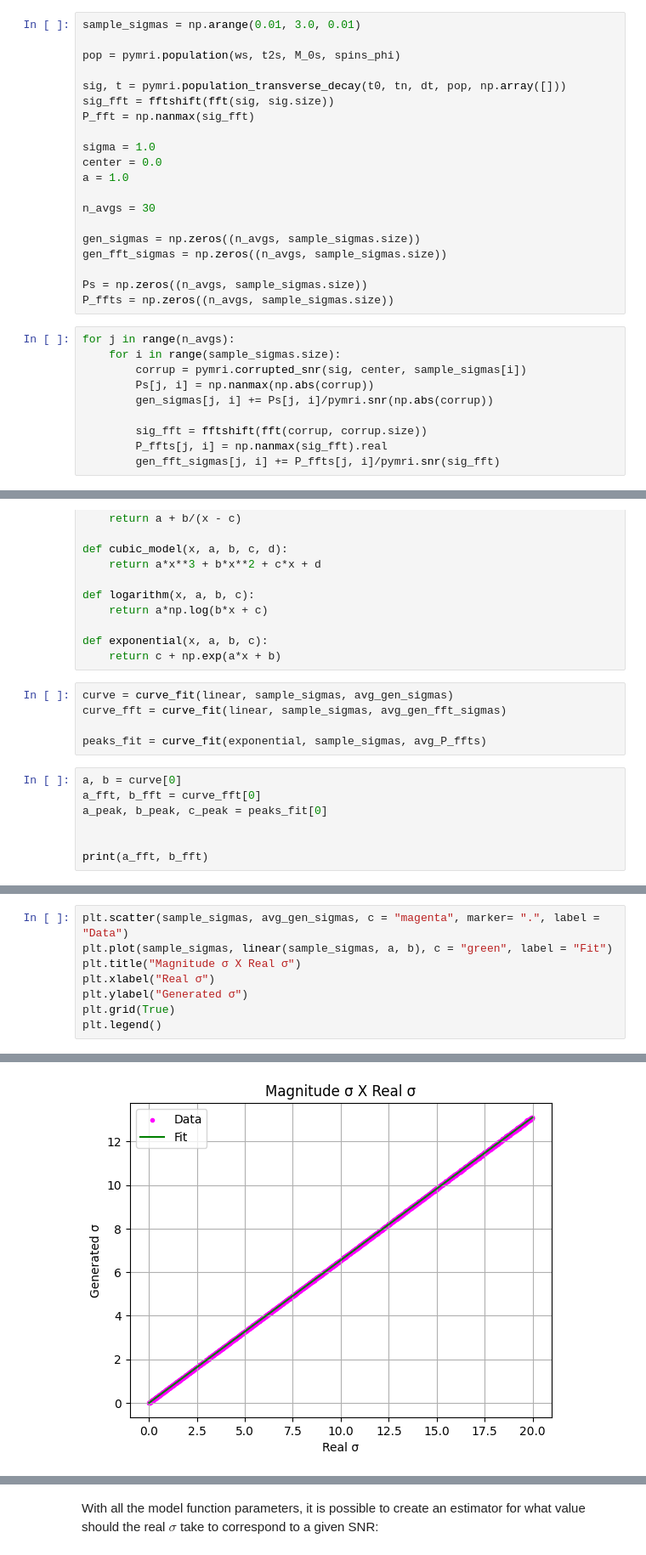
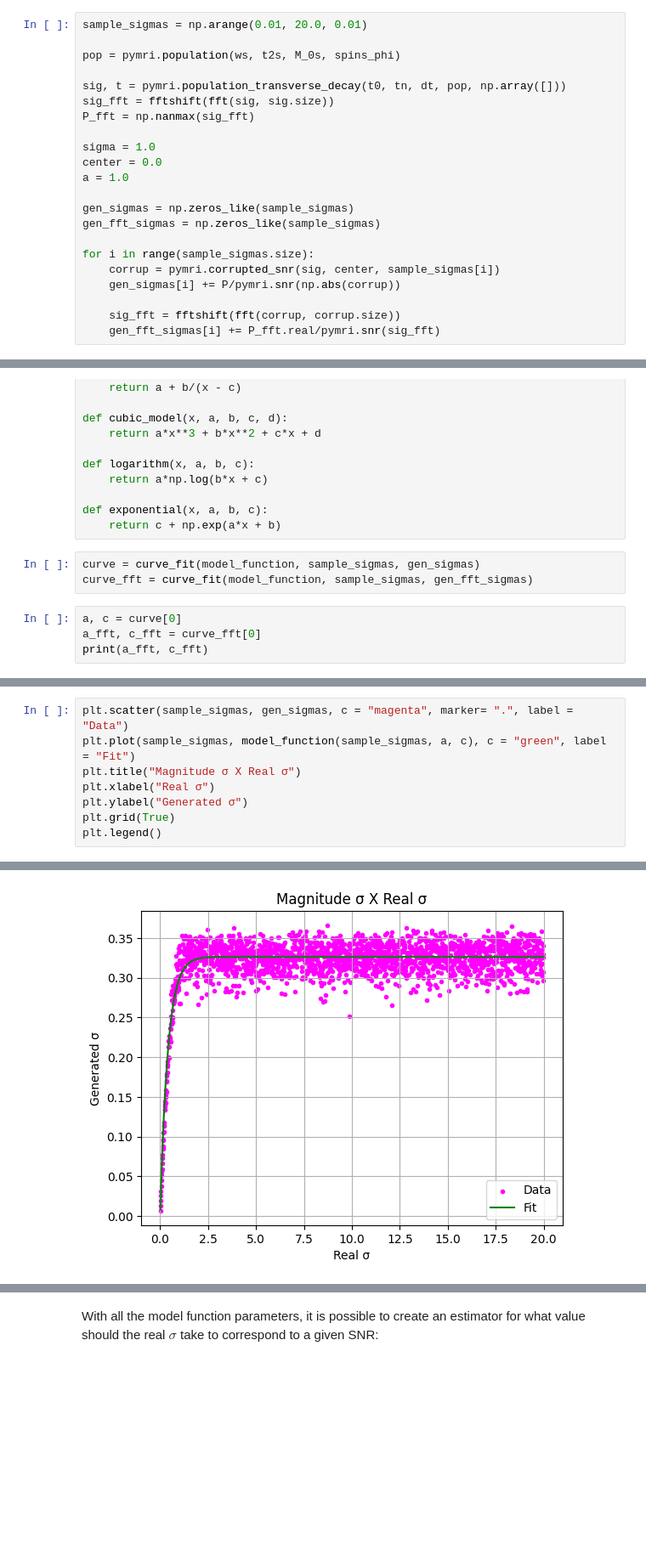
Before and after one commit to JoaoDell/MRI-study, a Jupyter notebook: examples/sigma_relations.ipynb, the cells around one changed output, grey strips where cells are left out. Shown at 85% size. Saved outputs shown, nothing was run; the diff lists cells and outputs as text; blank space fills up the shorter version.

```diff
--- a/examples/sigma_relations.ipynb
+++ b/examples/sigma_relations.ipynb
@@ -169,7 +169,7 @@ print(P)
 # %% [markdown]
 The corruption simulation is then ran, so the sigma behavior is well mapped. For a sample of SDs generating a noise (in this case, gaussian) in the real part of the function, the SDs of the magnitude of the resulting complex signal and of the FT of this signal are calculated.
 # %%
-sample_sigmas = np.arange(0.01, 3.0, 0.01)
+sample_sigmas = np.arange(0.01, 20.0, 0.01)
 
 pop = pymri.population(ws, t2s, M_0s, spins_phi)
 
@@ -181,20 +181,12 @@ sigma = 1.0
 center = 0.0
 a = 1.0
 
-n_avgs = 30
+gen_sigmas = np.zeros_like(sample_sigmas)
+gen_fft_sigmas = np.zeros_like(sample_sigmas)
 
-gen_sigmas = np.zeros((n_avgs, sample_sigmas.size))
-gen_fft_sigmas = np.zeros((n_avgs, sample_sigmas.size))
+for i in range(sample_sigmas.size):
+    corrup = pymri.corrupted_snr(sig, center, sample_sigmas[i])
+    gen_sigmas[i] += P/pymri.snr(np.abs(corrup))
 
-Ps = np.zeros((n_avgs, sample_sigmas.size))
-P_ffts = np.zeros((n_avgs, sample_sigmas.size))
+    sig_fft = fftshift(fft(corrup, corrup.size))
+    gen_fft_sigmas[i] += P_fft.real/pymri.snr(sig_fft)
-# %%
-for j in range(n_avgs):
-    for i in range(sample_sigmas.size):
-        corrup = pymri.corrupted_snr(sig, center, sample_sigmas[i])
-        Ps[j, i] = np.nanmax(np.abs(corrup))
-        gen_sigmas[j, i] += Ps[j, i]/pymri.snr(np.abs(corrup))
-
-        sig_fft = fftshift(fft(corrup, corrup.size))
-        P_ffts[j, i] = np.nanmax(sig_fft).real
-        gen_fft_sigmas[j, i] += P_ffts[j, i]/pymri.snr(sig_fft)
@@ -286,15 +268,10 @@ def logarithm(x, a, b, c):
 def exponential(x, a, b, c):
     return c + np.exp(a*x + b)
 # %%
-curve = curve_fit(linear, sample_sigmas, avg_gen_sigmas)
-curve_fft = curve_fit(linear, sample_sigmas, avg_gen_fft_sigmas)
-
-peaks_fit = curve_fit(exponential, sample_sigmas, avg_P_ffts)
+curve = curve_fit(model_function, sample_sigmas, gen_sigmas)
+curve_fft = curve_fit(model_function, sample_sigmas, gen_fft_sigmas)
 # %%
-a, b = curve[0]
-a_fft, b_fft = curve_fft[0]
-a_peak, b_peak, c_peak = peaks_fit[0]
-
-
-print(a_fft, b_fft)
+a, c = curve[0]
+a_fft, c_fft = curve_fft[0]
+print(a_fft, c_fft)
 # %% [output]
@@ -309,12 +279,12 @@ plt.grid()
 # %%
-plt.scatter(sample_sigmas, avg_gen_sigmas, c = "magenta", marker= ".", label = "Data")
-plt.plot(sample_sigmas, linear(sample_sigmas, a, b), c = "green", label = "Fit")
+plt.scatter(sample_sigmas, gen_sigmas, c = "magenta", marker= ".", label = "Data")
+plt.plot(sample_sigmas, model_function(sample_sigmas, a, c), c = "green", label = "Fit")
 plt.title("Magnitude σ X Real σ")
 plt.xlabel("Real σ")
 plt.ylabel("Generated σ")
 plt.grid(True)
 plt.legend()
 # %% [output]
 <matplotlib.legend.Legend at 0x...>
-[figure, old version]
+[figure, new version]
 # %%
```
Also changed, not shown: parts of 24 cells of this notebook.
